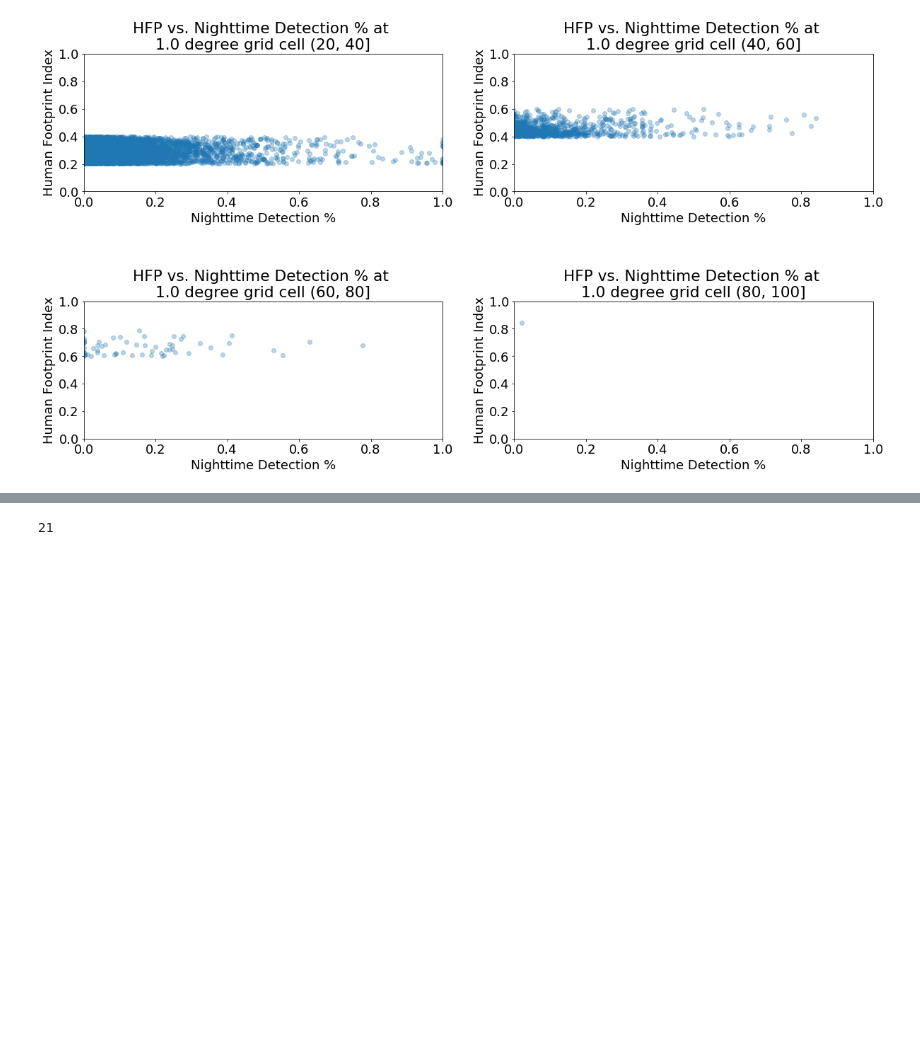
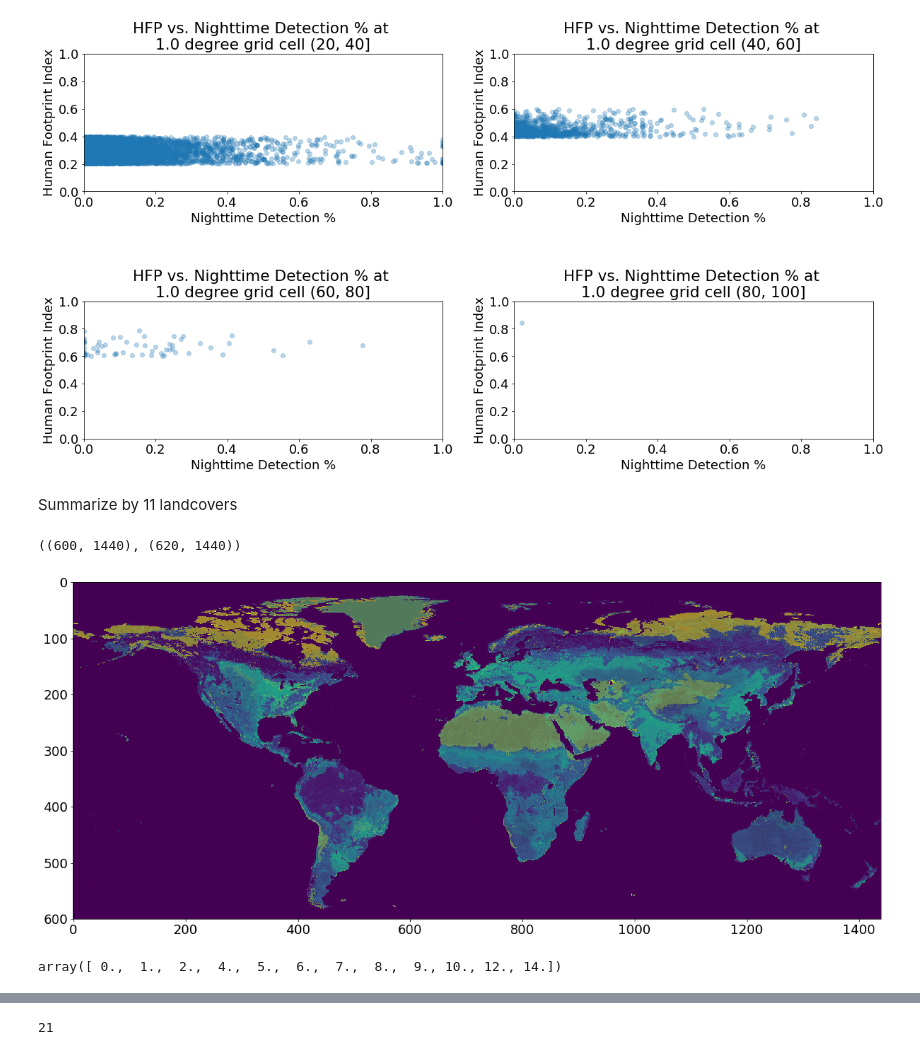
Before and after one commit to earthlab/night_fire, a Jupyter notebook: notebooks/HumanFootPrint_summary.ipynb, the cells around one changed output, grey strips where cells are left out. Cells and saved outputs as stored; diff of their text form; code cells hidden in the pictures; blank space fills up the shorter version.

```diff
--- a/notebooks/HumanFootPrint_summary.ipynb
+++ b/notebooks/HumanFootPrint_summary.ipynb
@@ -307,3 +307,23 @@ plt.show()
 72 72
 2 2
 [figure]
+# %% [markdown]
+Summarize by 11 landcovers
+# %%
+gldas_fi = '../GLDAS/GLDASp4_domveg_025d.tif'
+with rio.open(gldas_fi) as src:
+    gldas_prof = src.profile
+    gldas_arr = src.read(1)
+
+xr_gldas = xr.open_rasterio(gldas_fi)
+# %%
+gldas_arr.shape, hfp_arr.shape
+# %% [output]
+((600, 1440), (620, 1440))
+# %%
+plt.figure(figsize=(20,10))
+plt.imshow(gldas_arr)
+plt.imshow(hfp_arr[:600,:], alpha=0.4)
+plt.show()
+# %% [output]
+[figure, added]
@@ -309,0 +336,6 @@ plt.show()
+# %%
+# masked gldas_arr
+temp = gldas_arr*gldas_mask
+np.unique(temp)
+# %% [output]
+array([ 0.,  1.,  2.,  4.,  5.,  6.,  7.,  8.,  9., 10., 12., 14.])
```
Also changed, not shown: parts of 5 cells of this notebook, 4 other files.
